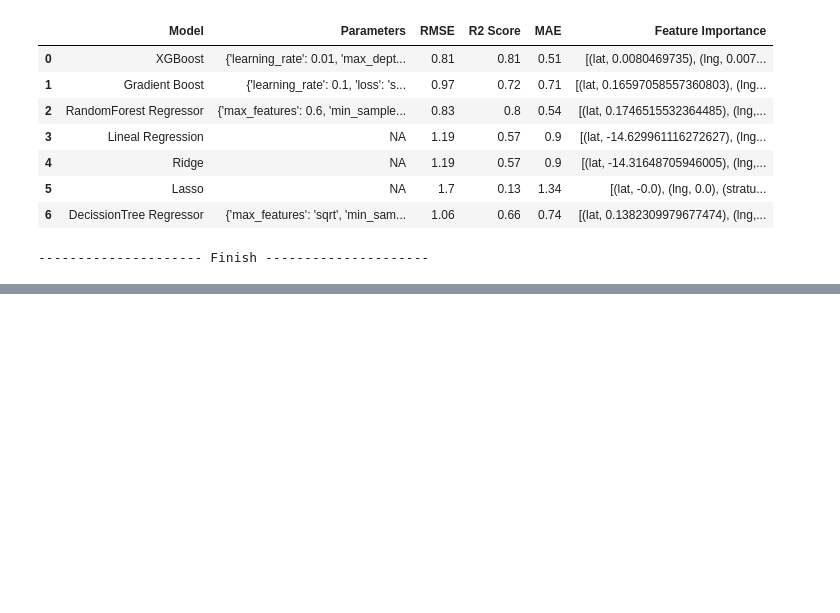
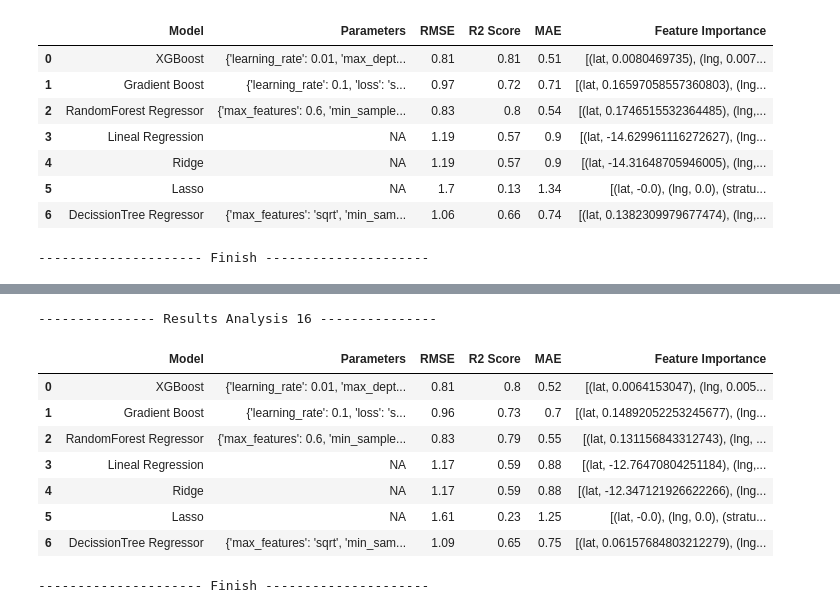
Before and after one commit to joch182/inmoxis-price-prediction, a Jupyter notebook: Model_analysis_Sales_all_stratum.ipynb, the cells around one changed output, grey strips where cells are left out. Drawn from its saved outputs; the diff is of its cells as text; code cells hidden in the pictures; blank space fills up the shorter version.

Commit message:
new analysis

```diff
--- a/Model_analysis_Sales_all_stratum.ipynb
+++ b/Model_analysis_Sales_all_stratum.ipynb
@@ -374,3 +386,18 @@ results_v16 = execute_analysis(data_df, x_column_names)
 print("--------------- Results Analysis 16 ---------------")
 display(results_v16)
 print("--------------------- Finish ---------------------")
+# %%
+print("--------------- Results Analysis 16 ---------------")
+display(results_v16)
+print("--------------------- Finish ---------------------")
+# %% [output]
+--------------- Results Analysis 16 ---------------
+|  | Model | Parameters | RMSE | R2 Score | MAE | Feature Importance |
+| 0 | XGBoost | {'learning_rate': 0.01, 'max_dept... | 0.81 | 0.8 | 0.52 | [(lat, 0.0064153047), (lng, 0.005... |
+| 1 | Gradient Boost | {'learning_rate': 0.1, 'loss': 's... | 0.96 | 0.73 | 0.7 | [(lat, 0.14892052253245677), (lng... |
+| 2 | RandomForest Regressor | {'max_features': 0.6, 'min_sample... | 0.83 | 0.79 | 0.55 | [(lat, 0.131156843312743), (lng, ... |
+| 3 | Lineal Regression | NA | 1.17 | 0.59 | 0.88 | [(lat, -12.76470804251184), (lng,... |
+| 4 | Ridge | NA | 1.17 | 0.59 | 0.88 | [(lat, -12.347121926622266), (lng... |
+| 5 | Lasso | NA | 1.61 | 0.23 | 1.25 | [(lat, -0.0), (lng, 0.0), (stratu... |
+| 6 | DecissionTree Regressor | {'max_features': 'sqrt', 'min_sam... | 1.09 | 0.65 | 0.75 | [(lat, 0.06157684803212279), (lng... |
+--------------------- Finish ---------------------
```
Also changed, not shown: parts of 3 cells of this notebook.
